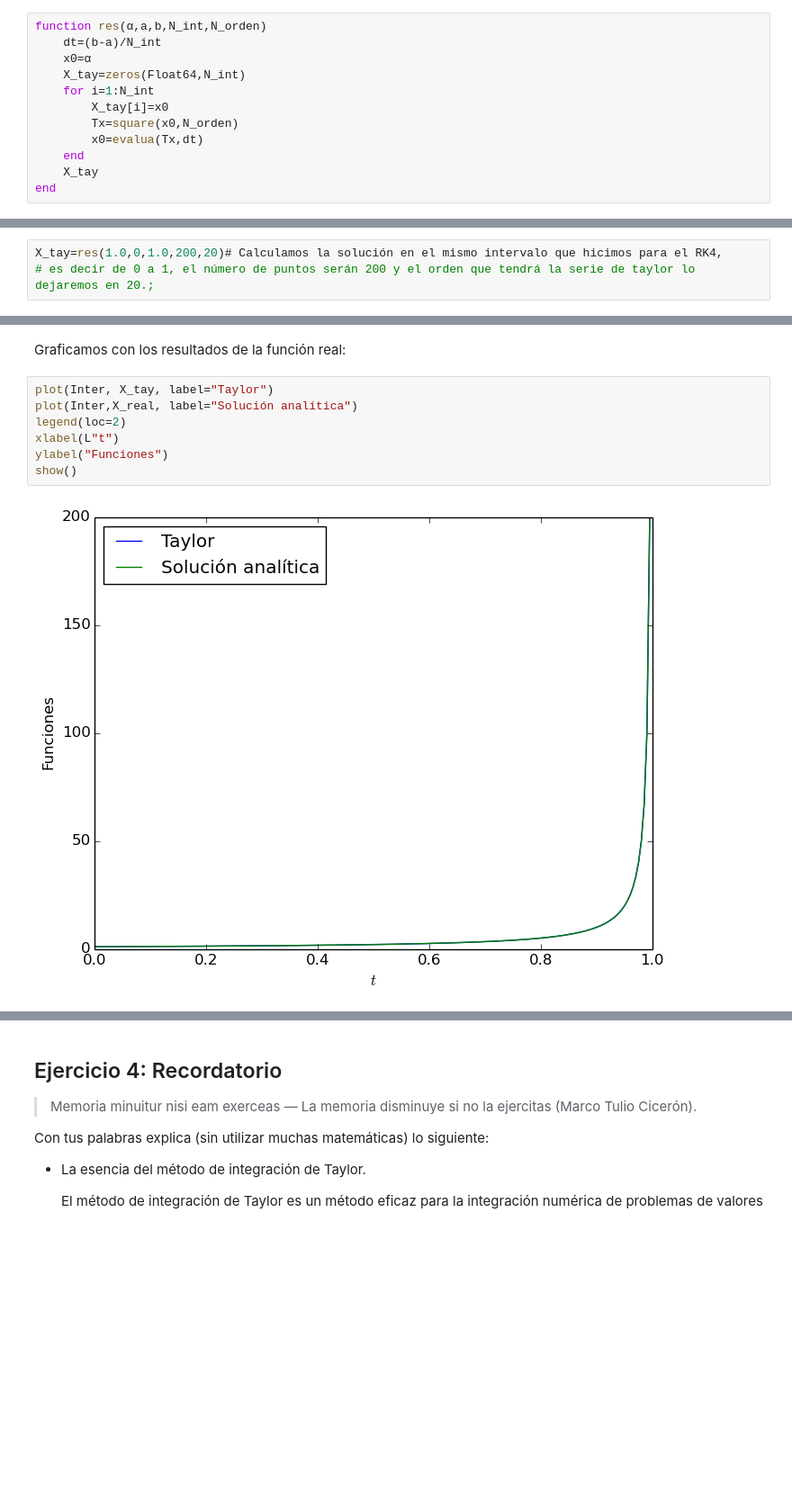
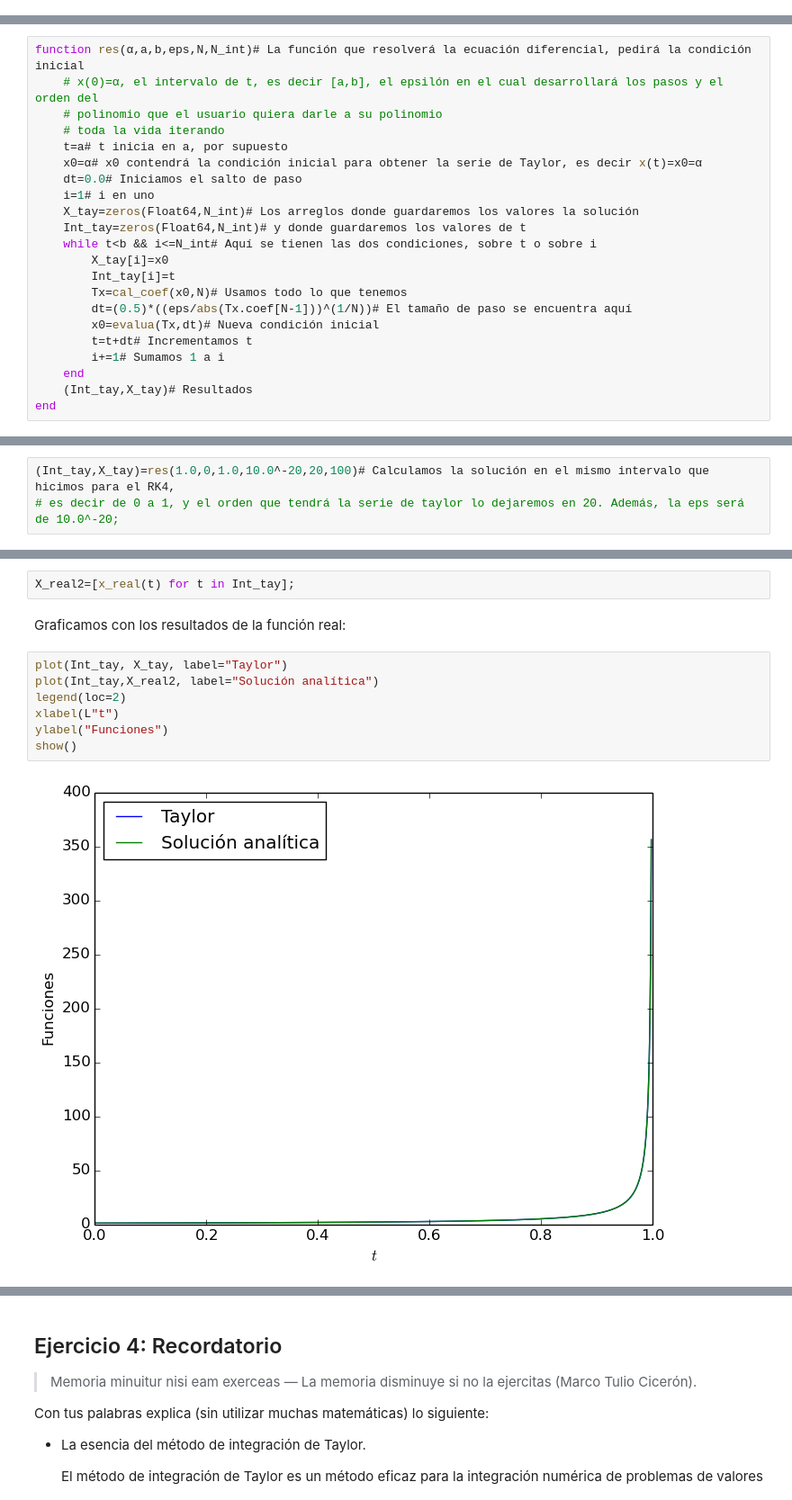
Before and after one commit to lbenet/2016-1_TemasSelectosFisComp, a Jupyter notebook: tareas/Ernesto Carro/3-EjerciciosTaylor.ipynb, the cells around one changed output, grey strips where cells are left out. Shown at 90% size. Drawn from its saved outputs; the diff is of its cells as text; blank space fills up the shorter version.

```diff
--- a/tareas/Ernesto Carro/3-EjerciciosTaylor.ipynb
+++ b/tareas/Ernesto Carro/3-EjerciciosTaylor.ipynb
@@ -334,12 +390,0 @@ Lo siguiente será usar lo escrito previamente para resolver la ecuación difere
-# %%
-function res(α,a,b,N_int,N_orden)
-    dt=(b-a)/N_int
-    x0=α
-    X_tay=zeros(Float64,N_int)
-    for i=1:N_int
-        X_tay[i]=x0
-        Tx=square(x0,N_orden)
-        x0=evalua(Tx,dt)
-    end
-    X_tay
-end
@@ -347,0 +397,22 @@ res (generic function with 1 method)
+# %%
+function res(α,a,b,eps,N,N_int)# La función que resolverá la ecuación diferencial, pedirá la condición inicial
+    # x(0)=α, el intervalo de t, es decir [a,b], el epsilón en el cual desarrollará los pasos y el orden del
+    # polinomio que el usuario quiera darle a su polinomio
+    # toda la vida iterando
+    t=a# t inicia en a, por supuesto
+    x0=α# x0 contendrá la condición inicial para obtener la serie de Taylor, es decir x(t)=x0=α
+    dt=0.0# Iniciamos el salto de paso
+    i=1# i en uno
+    X_tay=zeros(Float64,N_int)# Los arreglos donde guardaremos los valores la solución
+    Int_tay=zeros(Float64,N_int)# y donde guardaremos los valores de t
+    while t<b && i<=N_int# Aquí se tienen las dos condiciones, sobre t o sobre i
+        X_tay[i]=x0
+        Int_tay[i]=t
+        Tx=cal_coef(x0,N)# Usamos todo lo que tenemos
+        dt=(0.5)*((eps/abs(Tx.coef[N-1]))^(1/N))# El tamaño de paso se encuentra aquí
+        x0=evalua(Tx,dt)# Nueva condición inicial
+        t=t+dt# Incrementamos t
+        i+=1# Sumamos 1 a i
+    end
+    (Int_tay,X_tay)# Resultados
+end
@@ -348,5 +421,5 @@ res (generic function with 1 method)
 # %% [markdown]
 Con todo lo desarrollado ya tenemos lo necesario para obtener la solución de la ecuación diferencial ordinaria, manos a la obra:
 # %%
-X_tay=res(1.0,0,1.0,200,20)# Calculamos la solución en el mismo intervalo que hicimos para el RK4,
-# es decir de 0 a 1, el número de puntos serán 200 y el orden que tendrá la serie de taylor lo dejaremos en 20.;
+(Int_tay,X_tay)=res(1.0,0,1.0,10.0^-20,20,100)# Calculamos la solución en el mismo intervalo que hicimos para el RK4,
+# es decir de 0 a 1, y el orden que tendrá la serie de taylor lo dejaremos en 20. Además, la eps será de 10.0^-20;
@@ -353,11 +428,13 @@ X_tay=res(1.0,0,1.0,200,20)# Calculamos la solución en el mismo intervalo que h
+# %%
+X_real2=[x_real(t) for t in Int_tay];
 # %% [markdown]
 Graficamos con los resultados de la función real:
 # %%
-plot(Inter, X_tay, label="Taylor")
-plot(Inter,X_real, label="Solución analítica")
+plot(Int_tay, X_tay, label="Taylor")
+plot(Int_tay,X_real2, label="Solución analítica")
 legend(loc=2)
 xlabel(L"t")
 ylabel("Funciones")
 show()
 # %% [output]
-[figure, old version]
+[figure, new version]
```
Also changed, not shown: parts of 36 cells of this notebook.
